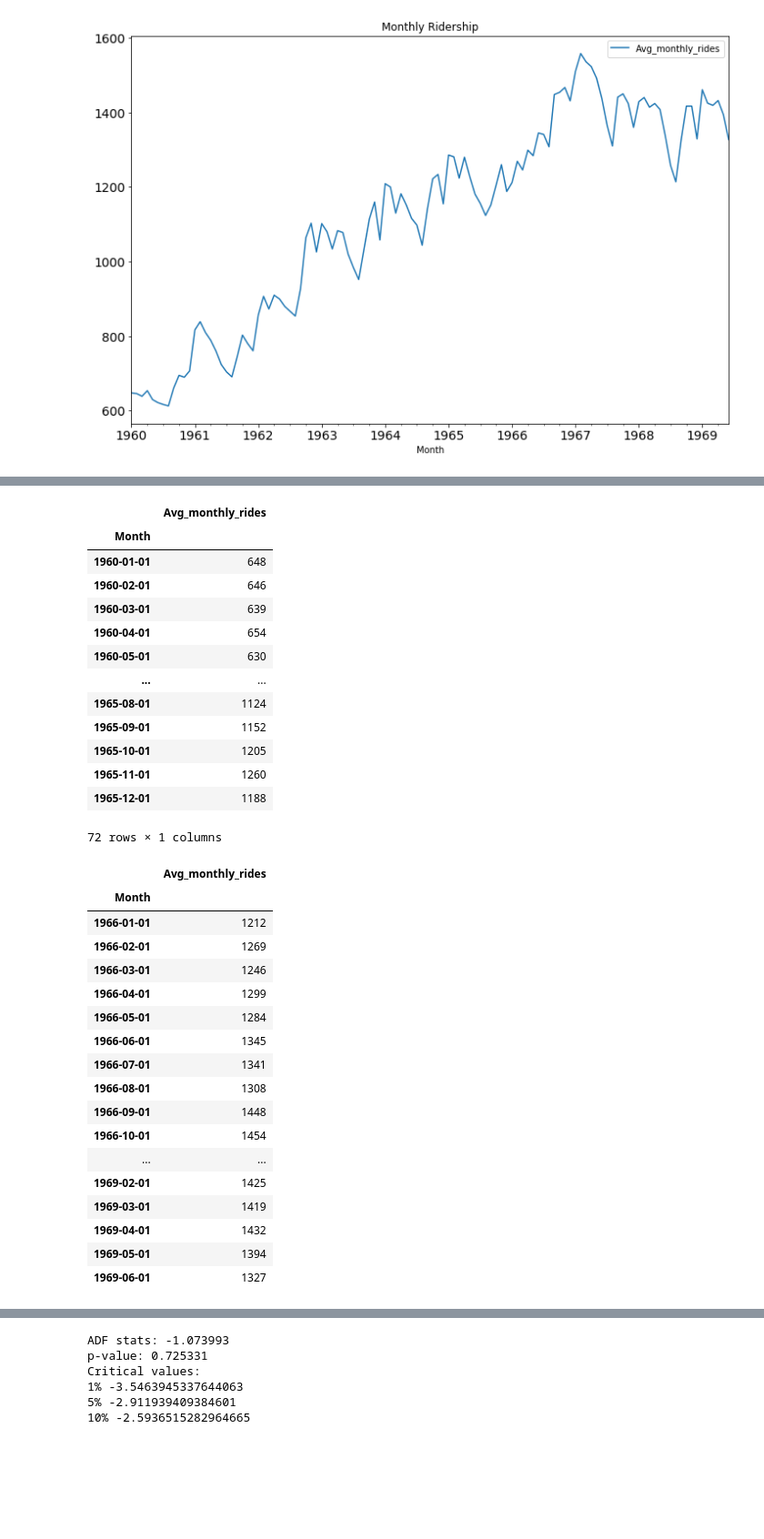
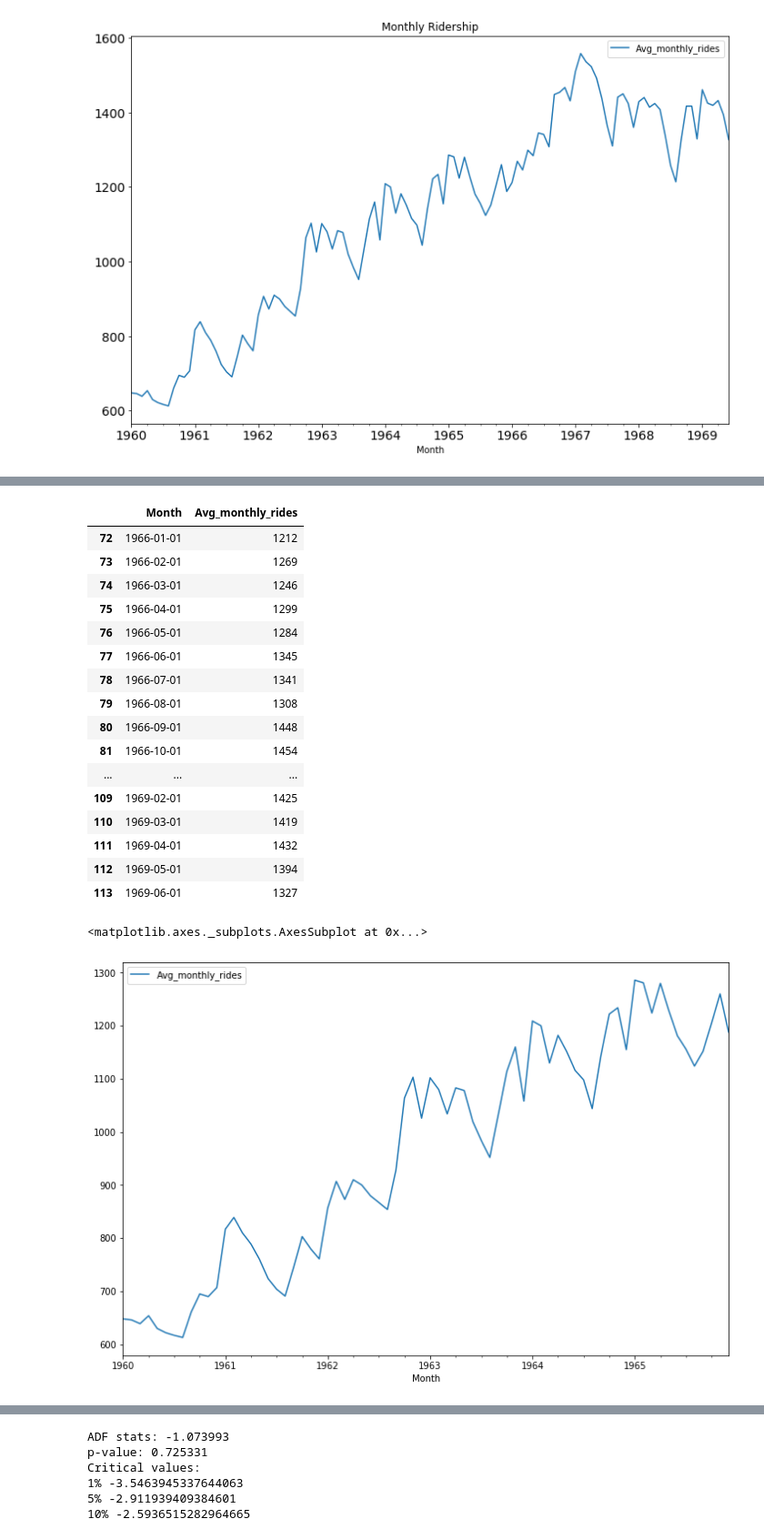
Before and after one commit to angiekl74/TimeSeriesAnalysis, a Jupyter notebook: PortlandRidership_Analysis_StatsmodelPackage_SARIMAX.ipynb, the cells around one changed output, grey strips where cells are left out. Shown at 91% size. Drawn from its saved outputs; the diff is of its cells as text; code cells hidden in the pictures; blank space fills up the shorter version.

```diff
--- a/PortlandRidership_Analysis_StatsmodelPackage_SARIMAX.ipynb
+++ b/PortlandRidership_Analysis_StatsmodelPackage_SARIMAX.ipynb
@@ -193,43 +208,30 @@ pdx_test[:]
-# %%
-# Reset the index to Month
-pdx_train = pdx_train.set_index("Month")
-pdx_test = pdx_test.set_index("Month")
-# %%
-pdx_train
-# %% [output]
-|  | Avg_monthly_rides |
-| Month |  |
-| 1960-01-01 | 648 |
-| 1960-02-01 | 646 |
-| 1960-03-01 | 639 |
-| 1960-04-01 | 654 |
-| 1960-05-01 | 630 |
-| ... | ... |
-| 1965-08-01 | 1124 |
-| 1965-09-01 | 1152 |
-| 1965-10-01 | 1205 |
-| 1965-11-01 | 1260 |
-| 1965-12-01 | 1188 |
-72 rows × 1 columns
 # %%
 pdx_test
 # %% [output]
-|  | Avg_monthly_rides |
-| Month |  |
-| 1966-01-01 | 1212 |
-| 1966-02-01 | 1269 |
-| 1966-03-01 | 1246 |
-| 1966-04-01 | 1299 |
-| 1966-05-01 | 1284 |
-| 1966-06-01 | 1345 |
-| 1966-07-01 | 1341 |
-| 1966-08-01 | 1308 |
-| 1966-09-01 | 1448 |
-| 1966-10-01 | 1454 |
-| ... | ... |
-| 1969-02-01 | 1425 |
-| 1969-03-01 | 1419 |
-| 1969-04-01 | 1432 |
-| 1969-05-01 | 1394 |
-| 1969-06-01 | 1327 |
+|  | Month | Avg_monthly_rides |
+| 72 | 1966-01-01 | 1212 |
+| 73 | 1966-02-01 | 1269 |
+| 74 | 1966-03-01 | 1246 |
+| 75 | 1966-04-01 | 1299 |
+| 76 | 1966-05-01 | 1284 |
+| 77 | 1966-06-01 | 1345 |
+| 78 | 1966-07-01 | 1341 |
+| 79 | 1966-08-01 | 1308 |
+| 80 | 1966-09-01 | 1448 |
+| 81 | 1966-10-01 | 1454 |
+| ... | ... | ... |
+| 109 | 1969-02-01 | 1425 |
+| 110 | 1969-03-01 | 1419 |
+| 111 | 1969-04-01 | 1432 |
+| 112 | 1969-05-01 | 1394 |
+| 113 | 1969-06-01 | 1327 |
+# %%
+# Reset the index to Month
+pdx_train2 = pdx_train.set_index("Month")
+pdx_test2 = pdx_test.set_index("Month")
+# %%
+pdx_train2.plot(figsize=(12,8))
+# %% [output]
+<matplotlib.axes._subplots.AxesSubplot at 0x...>
+[figure, added]
 # %%
```
Also changed, not shown: parts of 20 cells of this notebook.
